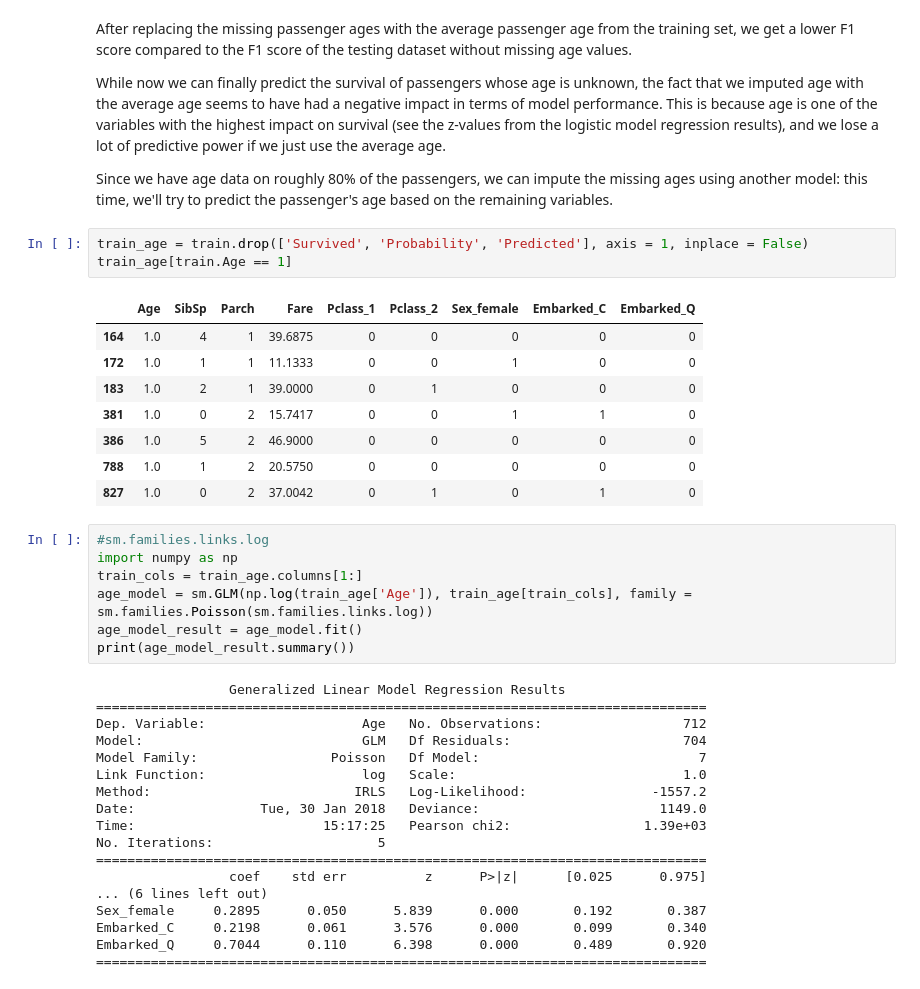
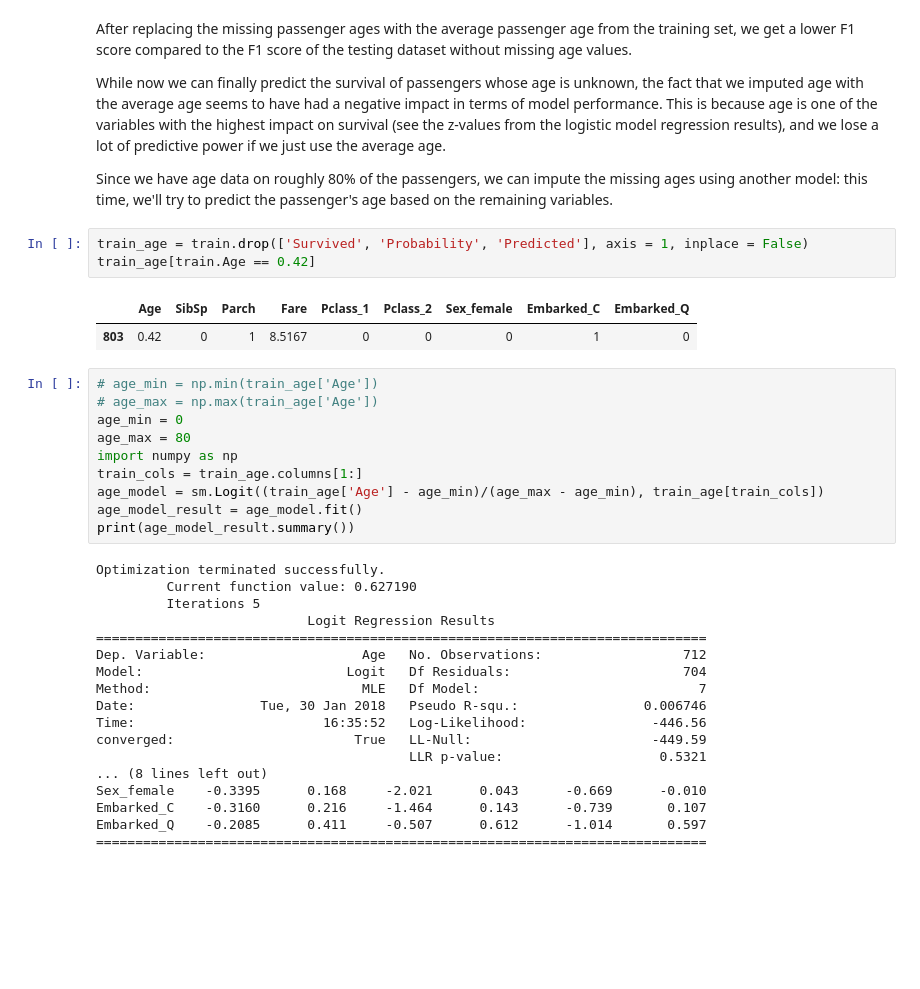
Before and after one commit to VCZLee/Jupyter-Notebooks, a Jupyter notebook: Kaggle/Titanic/Titanic Dataset - Python and data science basics.ipynb, the cells around one changed output. Drawn from its saved outputs; the diff is of its cells as text; blank space fills up the shorter version.

Commit message:
Changed age regression to logit

```diff
--- a/Kaggle/Titanic/Titanic Dataset - Python and data science basics.ipynb
+++ b/Kaggle/Titanic/Titanic Dataset - Python and data science basics.ipynb
@@ -442,39 +442,36 @@ While now we can finally predict the survival of passengers whose age is unknown
 Since we have age data on roughly 80% of the passengers, we can impute the missing ages using another model: this time, we'll try to predict the passenger's age based on the remaining variables.
 # %%
 train_age = train.drop(['Survived', 'Probability', 'Predicted'], axis = 1, inplace = False)
-train_age[train.Age == 1]
+train_age[train.Age == 0.42]
 # %% [output]
 |  | Age | SibSp | Parch | Fare | Pclass_1 | Pclass_2 | Sex_female | Embarked_C | Embarked_Q |
-| 164 | 1.0 | 4 | 1 | 39.6875 | 0 | 0 | 0 | 0 | 0 |
-| 172 | 1.0 | 1 | 1 | 11.1333 | 0 | 0 | 1 | 0 | 0 |
-| 183 | 1.0 | 2 | 1 | 39.0000 | 0 | 1 | 0 | 0 | 0 |
-| 381 | 1.0 | 0 | 2 | 15.7417 | 0 | 0 | 1 | 1 | 0 |
-| 386 | 1.0 | 5 | 2 | 46.9000 | 0 | 0 | 0 | 0 | 0 |
-| 788 | 1.0 | 1 | 2 | 20.5750 | 0 | 0 | 0 | 0 | 0 |
-| 827 | 1.0 | 0 | 2 | 37.0042 | 0 | 1 | 0 | 1 | 0 |
+| 803 | 0.42 | 0 | 1 | 8.5167 | 0 | 0 | 0 | 1 | 0 |
 # %%
-#sm.families.links.log
+# age_min = np.min(train_age['Age'])
+# age_max = np.max(train_age['Age'])
+age_min = 0
+age_max = 80
 import numpy as np
 train_cols = train_age.columns[1:]
-age_model = sm.GLM(np.log(train_age['Age']), train_age[train_cols], family = sm.families.Poisson(sm.families.links.log))
+age_model = sm.Logit((train_age['Age'] - age_min)/(age_max - age_min), train_age[train_cols])
 age_model_result = age_model.fit()
 print(age_model_result.summary())
 # %% [output]
-                 Generalized Linear Model Regression Results
+Optimization terminated successfully.
+         Current function value: 0.627190
+         Iterations 5
+                           Logit Regression Results
 ==============================================================================
 Dep. Variable:                    Age   No. Observations:                  712
-Model:                            GLM   Df Residuals:                      704
-Model Family:                 Poisson   Df Model:                            7
-Link Function:                    log   Scale:                             1.0
-Method:                          IRLS   Log-Likelihood:                -1557.2
-Date:                Tue, 30 Jan 2018   Deviance:                       1149.0
-Time:                        15:17:25   Pearson chi2:                 1.39e+03
-No. Iterations:                     5
+Model:                          Logit   Df Residuals:                      704
+Method:                           MLE   Df Model:                            7
+Date:                Tue, 30 Jan 2018   Pseudo R-squ.:                0.006746
+Time:                        16:35:52   Log-Likelihood:                -446.56
+converged:                       True   LL-Null:                       -449.59
+                                        LLR p-value:                    0.5321
+... (8 lines left out)
+Sex_female    -0.3395      0.168     -2.021      0.043      -0.669      -0.010
+Embarked_C    -0.3160      0.216     -1.464      0.143      -0.739       0.107
+Embarked_Q    -0.2085      0.411     -0.507      0.612      -1.014       0.597
 ==============================================================================
-                 coef    std err          z      P>|z|      [0.025      0.975]
-... (6 lines left out)
-Sex_female     0.2895      0.050      5.839      0.000       0.192       0.387
-Embarked_C     0.2198      0.061      3.576      0.000       0.099       0.340
-Embarked_Q     0.7044      0.110      6.398      0.000       0.489       0.920
-==============================================================================
 # %%
```
Also changed, not shown: parts of 2 cells of this notebook.
